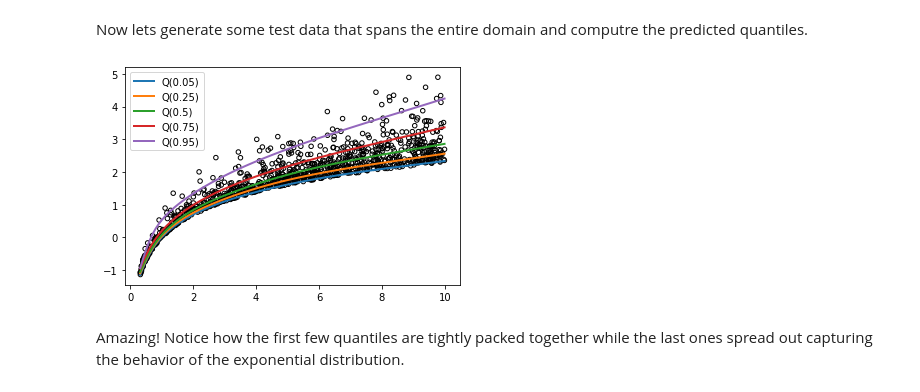
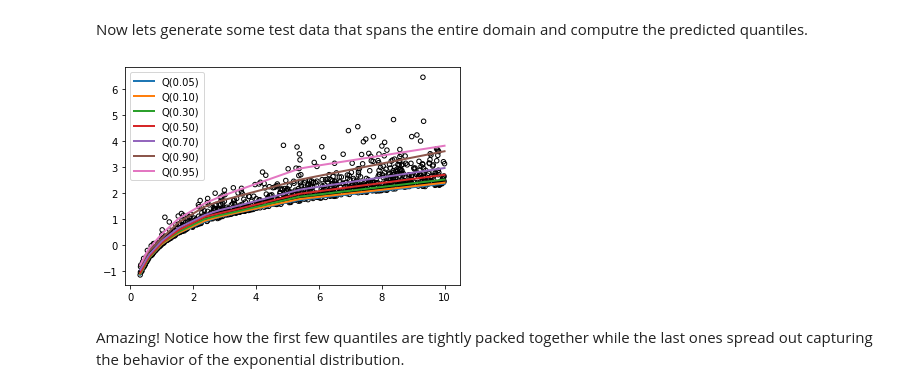
Before and after one commit to cgarciae/quantile-regression, a Jupyter notebook: main.ipynb, the cells around one changed output. Cells and saved outputs as stored; diff of their text form; code cells hidden in the pictures.

```diff
--- a/main.ipynb
+++ b/main.ipynb
@@ -14,14 +14,20 @@ import numpy as np
 import matplotlib.pyplot as plt
 
 
-def create_data():
+def create_data(multimodal: bool):
     x = np.random.uniform(0.3, 10, 1000)
     y = np.log(x) + np.random.exponential(0.1 + x / 20.0)
+
+    if multimodal:
+        x = np.concatenate([x, np.random.uniform(5, 10, 500)])
+        y = np.concatenate([y, np.random.normal(6.0, 0.3, 500)])
 
     return x[..., None], y[..., None]
 
 
-x, y = create_data()
+multimodal: bool = False
+
+x, y = create_data(multimodal)
 
 fig = plt.figure()
 plt.scatter(x[..., 0], y[..., 0], s=20, facecolors="none", edgecolors="k")
@@ -139,8 +145,10 @@ class QuantileRegression(elegy.Module):
         self.n_quantiles = n_quantiles
 
     def call(self, x):
+        x = elegy.nn.Linear(128)(x)
+        x = jax.nn.relu(x)
         x = elegy.nn.Linear(64)(x)
-        x = jax.nn.gelu(x)
+        x = jax.nn.relu(x)
         x = elegy.nn.Linear(self.n_quantiles)(x)
 
         return x
@@ -177,30 +185,34 @@ def train_model(quantiles, epochs: int, lr: float, eager: bool):
     # model.init(x, y)
     # model.summary(x)
 
-    model.fit(x, y, epochs=epochs, batch_size=32, verbose=0)
+    model.fit(x, y, epochs=epochs, batch_size=64, verbose=0)
 
     return model
 
 
-quantiles = (0.05, 0.25, 0.5, 0.75, 0.95)
-model = train_model(quantiles=quantiles, epochs=1001, lr=3e-4, eager=False)
+if not multimodal:
+    quantiles = (0.05, 0.1, 0.3, 0.5, 0.7, 0.9, 0.95)
+else:
+    quantiles = np.linspace(0.05, 0.95, 9)
+
+model = train_model(quantiles=quantiles, epochs=3001, lr=1e-4, eager=False)
 # %% [markdown]
 Now lets generate some test data that spans the entire domain and computre the predicted
 quantiles.
 # %%
 x_test = np.linspace(x.min(), x.max(), 100)
 y_pred = model.predict(x_test[..., None])
 
 fig = plt.figure()
 plt.scatter(x, y, s=20, facecolors="none", edgecolors="k")
 
 for i, q_values in enumerate(np.split(y_pred, len(quantiles), axis=-1)):
-    plt.plot(x_test, q_values[:, 0], linewidth=2, label=f"Q({quantiles[i]})")
+    plt.plot(x_test, q_values[:, 0], linewidth=2, label=f"Q({quantiles[i]:.2f})")
 
 plt.legend()
 plt.show()
 # %% [output]
-[figure, old version]
+[figure, new version]
 # %% [markdown]
 Amazing! Notice how the first few quantiles are tightly packed together while the
 last ones spread out capturing the behavior of the exponential distribution.
```
Also changed, not shown: parts of 4 cells of this notebook, 4 other files.
